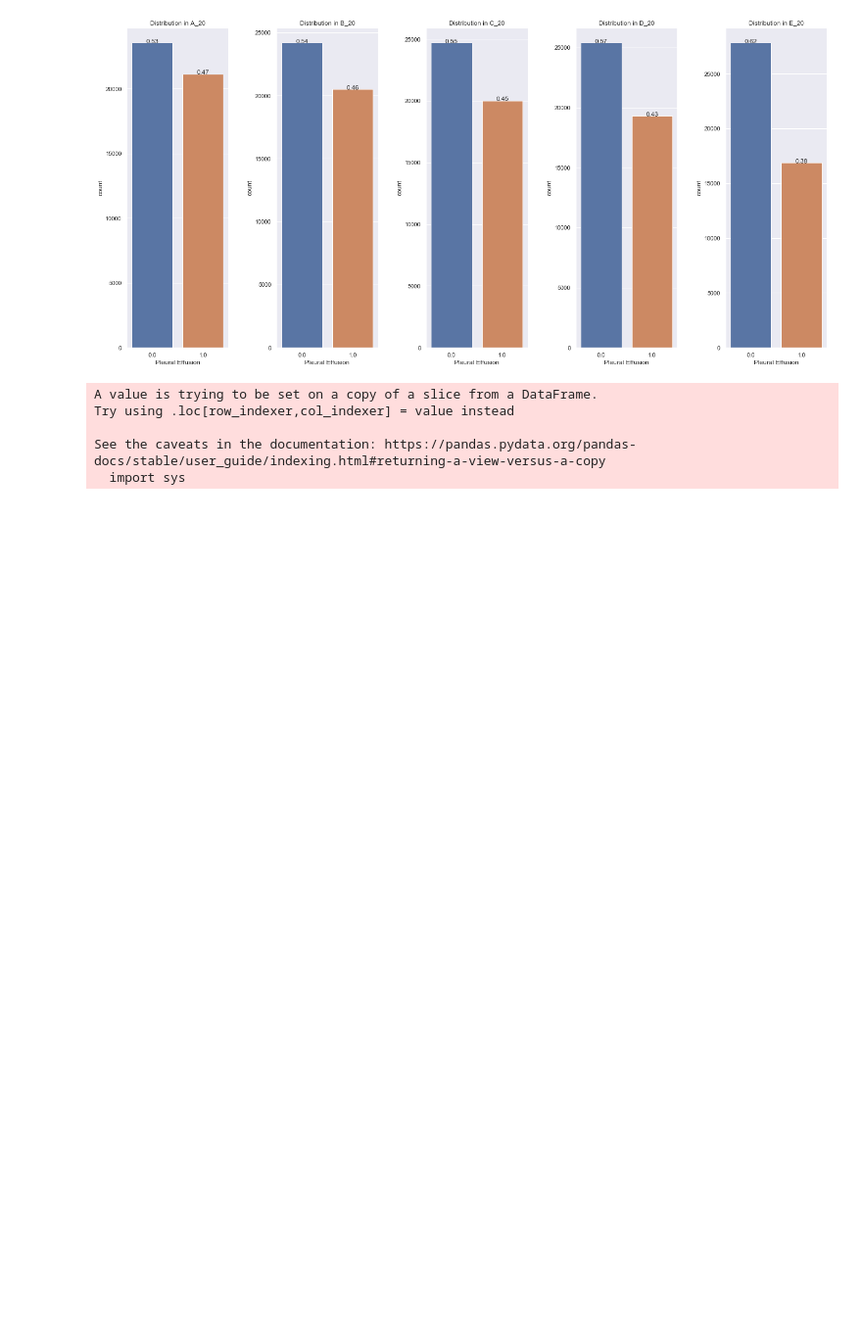
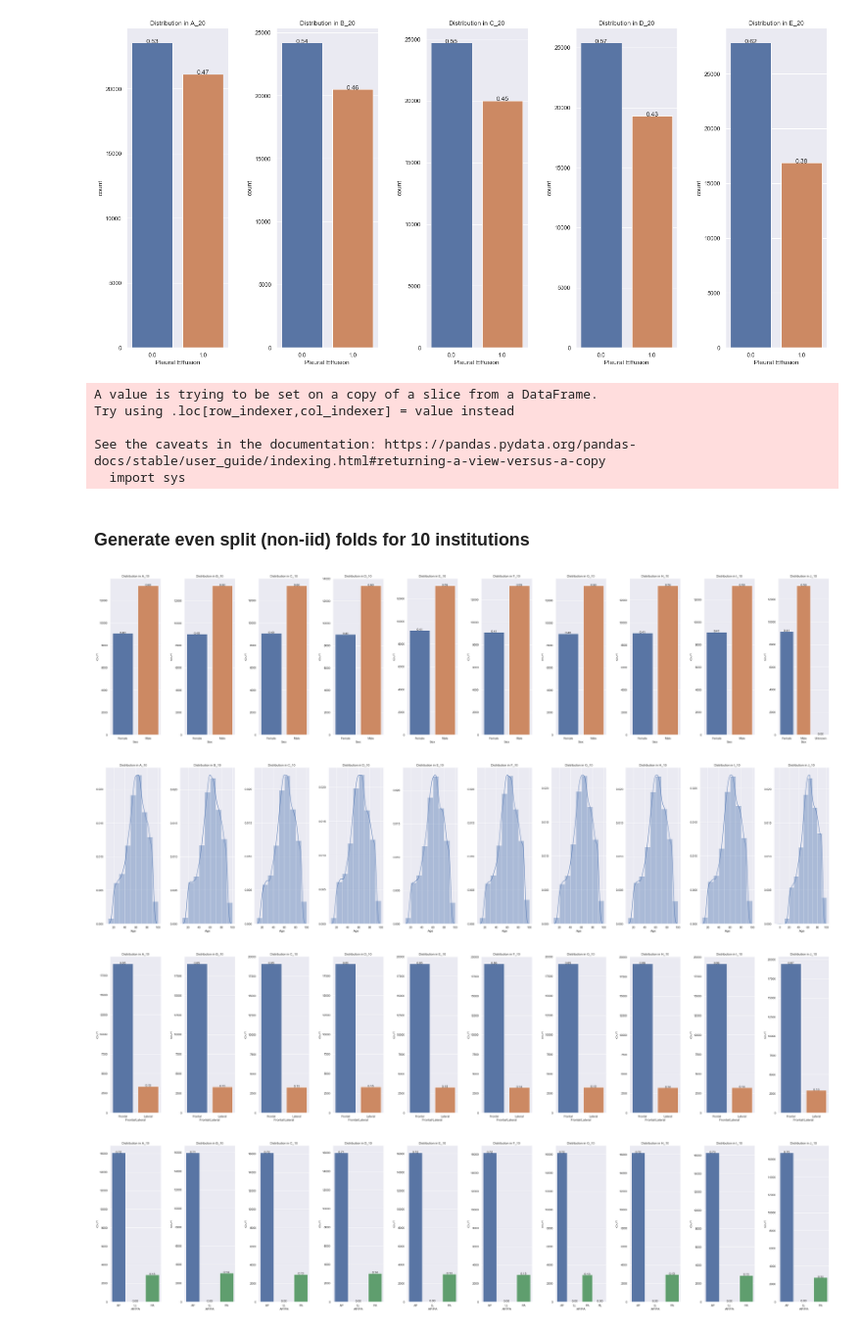
Before and after one commit to erikbabu/federated-learning-healthcare-data, a Jupyter notebook: CheXpert/notebooks/quantitative_sampling.ipynb, the cells around one changed output. Shown at 98% size. Saved outputs shown, nothing was run; the diff lists cells and outputs as text; code cells hidden in the pictures; blank space fills up the shorter version.

Commit message:
Generate meta-data train files for 10 institution stretch goal test

```diff
--- a/CheXpert/notebooks/quantitative_sampling.ipynb
+++ b/CheXpert/notebooks/quantitative_sampling.ipynb
@@ -376,3 +370,42 @@ Try using .loc[row_indexer,col_indexer] = value instead
 
 See the caveats in the documentation: https://pandas.pydata.org/pandas-docs/stable/user_guide/indexing.html#returning-a-view-versus-a-copy
   import sys
+# %% [markdown]
+### Generate even split (non-iid) folds for 10 institutions
+# %%
+num_institutions = 10
+institution_records = int(len(meta_data_sample) / num_institutions)
+
+A_10 = meta_data_sample.sample(n=institution_records, weights='Weights', axis=0, random_state=42)
+remaining = meta_data_sample.drop(A_10.index)
+B_10 = remaining.sample(n=institution_records, weights='Weights', axis=0, random_state=42)
+remaining = remaining.drop(B_10.index)
+C_10 = remaining.sample(n=institution_records, weights='Weights', axis=0, random_state=42)
+remaining = remaining.drop(C_10.index)
+D_10 = remaining.sample(n=institution_records, weights='Weights', axis=0, random_state=42)
+remaining = remaining.drop(D_10.index)
+E_10 = remaining.sample(n=institution_records, weights='Weights', axis=0, random_state=42)
+remaining = remaining.drop(E_10.index)
+F_10 = remaining.sample(n=institution_records, weights='Weights', axis=0, random_state=42)
+remaining = remaining.drop(F_10.index)
+G_10 = remaining.sample(n=institution_records, weights='Weights', axis=0, random_state=42)
+remaining = remaining.drop(G_10.index)
+H_10 = remaining.sample(n=institution_records, weights='Weights', axis=0, random_state=42)
+remaining = remaining.drop(H_10.index)
+I_10 = remaining.sample(n=institution_records, weights='Weights', axis=0, random_state=42)
+J_10 = remaining.drop(I_10.index)
+# %%
+partitioned = [A_10, B_10, C_10, D_10, E_10, F_10, G_10, H_10, I_10, J_10]
+partition_labels = ['A_10', 'B_10', 'C_10', 'D_10', 'E_10', 'F_10', 'G_10', 'H_10', 'I_10', 'J_10']
+cust_fig_size = (40, 10)
+# %%
+plot_distributions(col='Sex', kind='count', data=partitioned, data_labels=partition_labels, figsize=cust_fig_size)
+plot_distributions(col='Age', kind='hist', data=partitioned, data_labels=partition_labels,
+                    bins=[x * 10 for x in range(1, 11)], figsize=cust_fig_size)
+plot_distributions(col='Frontal/Lateral', kind='count', data=partitioned, data_labels=partition_labels, figsize=cust_fig_size)
+plot_distributions(col='AP/PA', kind='count', data=partitioned, data_labels=partition_labels, figsize=cust_fig_size)
+# %% [output]
+[figure, added]
+[figure, added]
+[figure, added]
+[figure, added]
```
Also changed, not shown: parts of 5 cells of this notebook, 11 other files.
